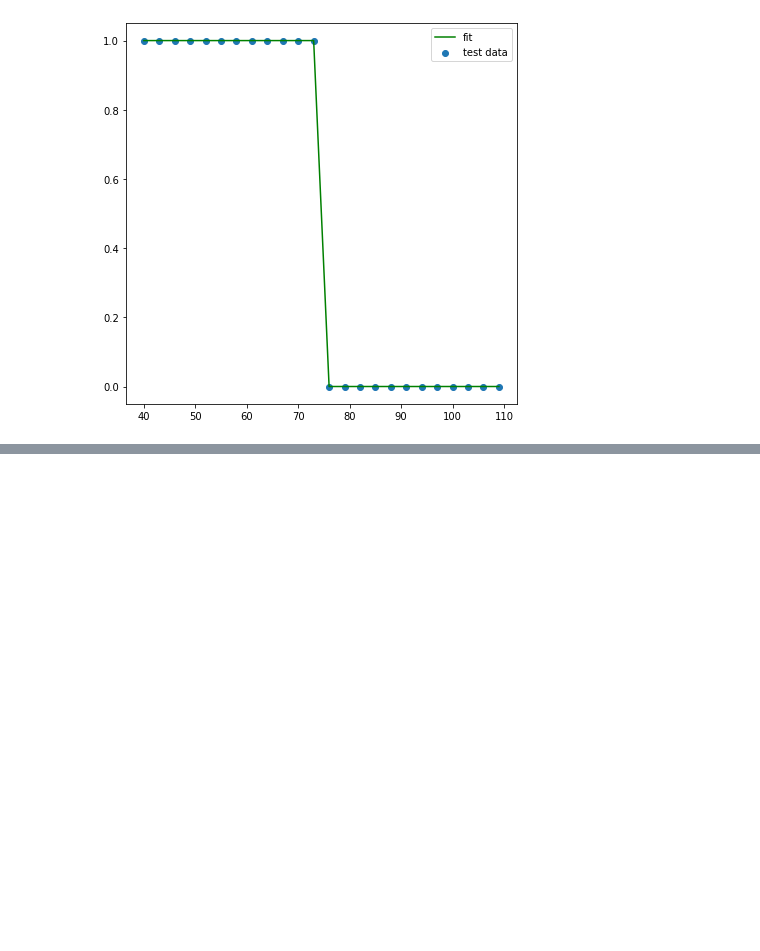
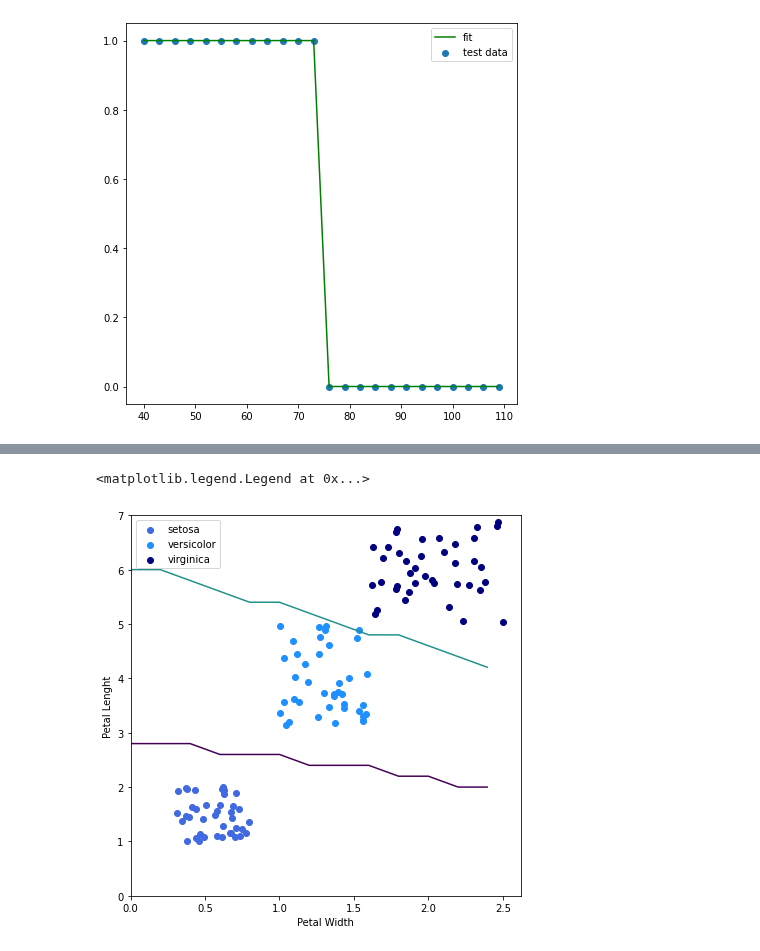
Before and after one commit to Space-Axolotl/Chapter-1, a Jupyter notebook: logistic_regression.ipynb, the cells around one changed output, grey strips where cells are left out. Cells and saved outputs as stored; diff of their text form; code cells hidden in the pictures; blank space fills up the shorter version.

```diff
--- a/logistic_regression.ipynb
+++ b/logistic_regression.ipynb
@@ -66,0 +231,33 @@ plt.legend()
+# %%
+# Retrieve the model parameters.
+b = clf.intercept_[0]
+w1, w2 = clf.coef_.T
+h=0.2
+x_min, x_max = 0, 2.6
+y_min, y_max = 0, 7.1
+xx, yy = np.meshgrid(np.arange(x_min, x_max, h),np.arange(y_min, y_max, h))
+
+# Plot the decision boundary. For that, we will assign a color to each
+# point in the mesh [x_min, x_max]x[y_min, y_max].
+Z = clf.predict(np.c_[xx.ravel(), yy.ravel()])
+# Put the result into a color plot
+Z = Z.reshape(xx.shape)
+# %%
+# draw a scatter plot of:
+# Iris Setosa petal width and length
+# Iris Versicolor petal width and length
+# Iris Virginica petal width and length
+
+fig = plt.figure(figsize=(7,7))
+ax = fig.add_subplot()
+ax.contour(xx, yy, Z,1)
+ax.scatter(x_setosa[:,0],x_setosa[:,1],label='setosa',c='royalblue')
+ax.scatter(x_versicolor[:,0],x_versicolor[:,1],label='versicolor',c='dodgerblue')
+ax.scatter(x_virginica[:,0],x_virginica[:,1],label='virginica',c='navy')
+
+plt.xlabel('Petal Width')
+plt.ylabel('Petal Lenght')
+plt.legend()
+# %% [output]
+<matplotlib.legend.Legend at 0x...>
+[figure, added]
```
Also changed, not shown: parts of 10 cells of this notebook, 1 other file.
